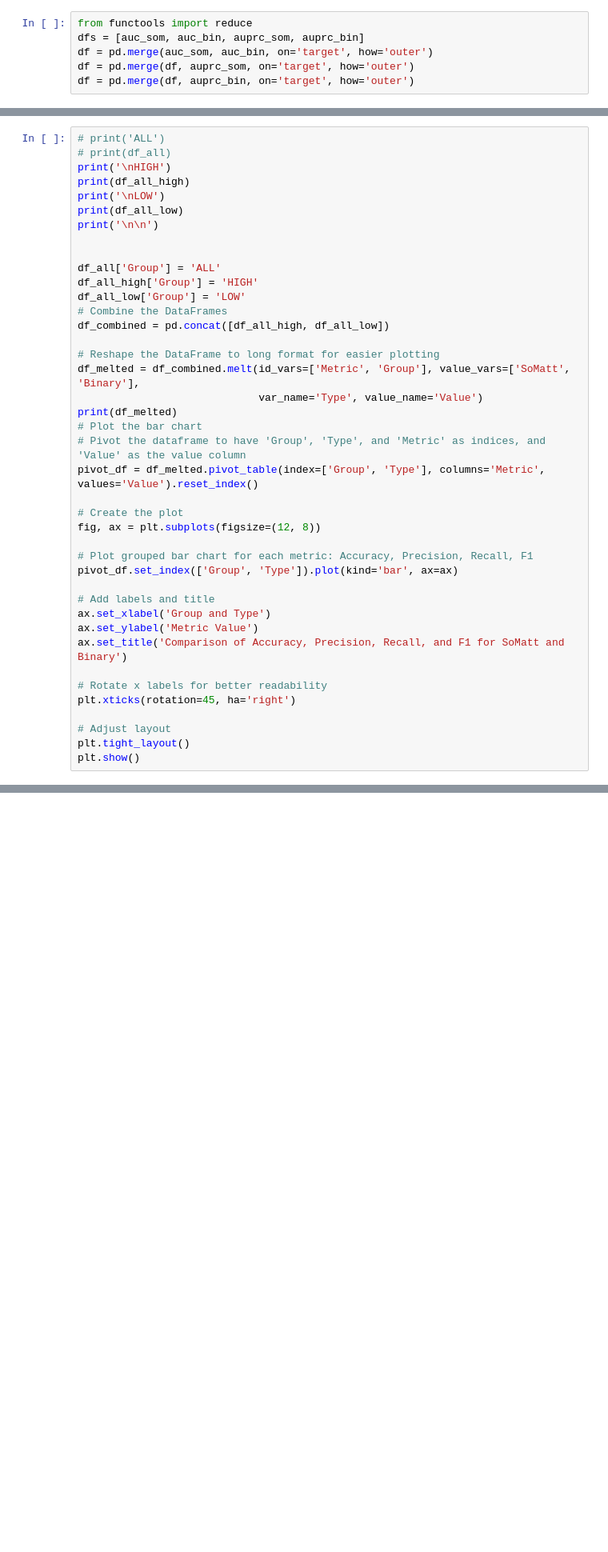
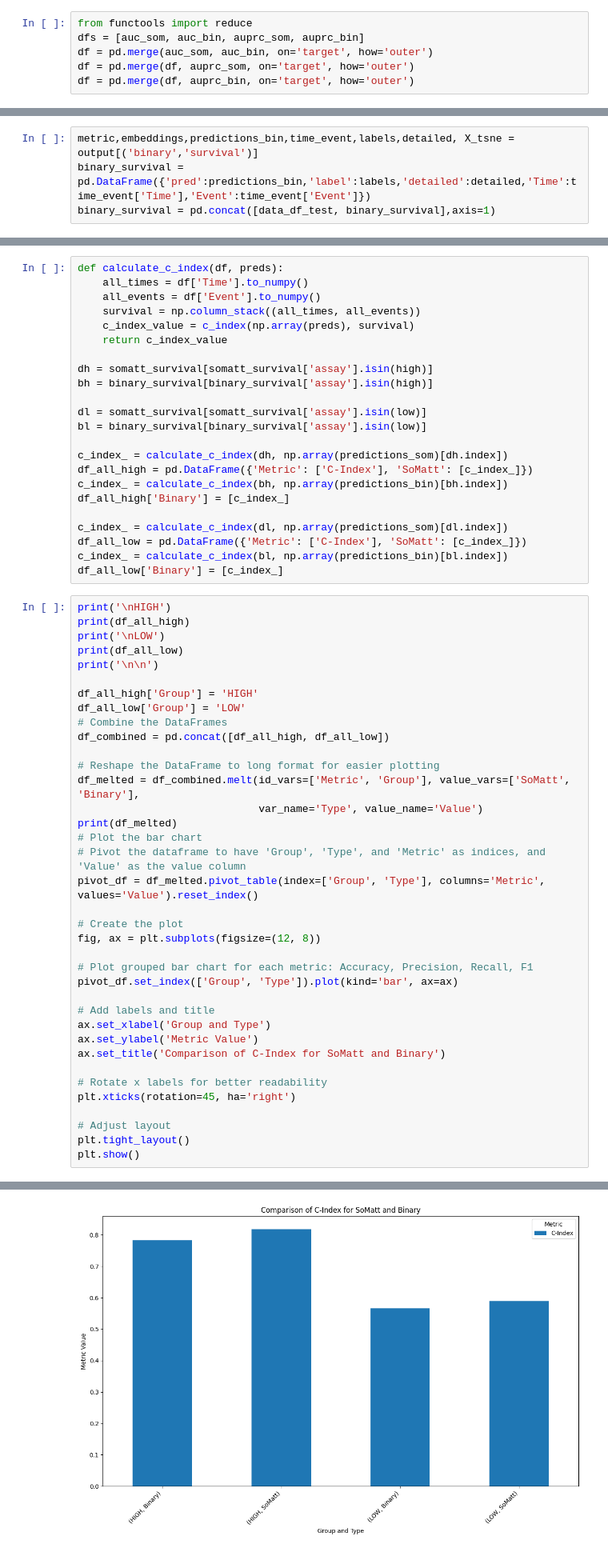
Before and after one commit to david-arredondo/SomaticMutationLLM, a Jupyter notebook: model/results_processing.ipynb, the cells around one changed output, grey strips where cells are left out. Shown at 80% size. Saved outputs shown, nothing was run; the diff lists cells and outputs as text; blank space fills up the shorter version.

```diff
--- a/model/results_processing.ipynb
+++ b/model/results_processing.ipynb
@@ -629,0 +906,4 @@ df_all_low['Binary'] = [accuracy, precision, recall, f1]
+# %%
+metric,embeddings,predictions_bin,time_event,labels,detailed, X_tsne = output[('binary','survival')]
+binary_survival = pd.DataFrame({'pred':predictions_bin,'label':labels,'detailed':detailed,'Time':time_event['Time'],'Event':time_event['Event']})
+binary_survival = pd.concat([data_df_test, binary_survival],axis=1)
@@ -630,14 +932,33 @@ df_all_low['Binary'] = [accuracy, precision, recall, f1]
+# %%
+def calculate_c_index(df, preds):
+    all_times = df['Time'].to_numpy()
+    all_events = df['Event'].to_numpy()
+    survival = np.column_stack((all_times, all_events))
+    c_index_value = c_index(np.array(preds), survival)
+    return c_index_value
+
+dh = somatt_survival[somatt_survival['assay'].isin(high)]
+bh = binary_survival[binary_survival['assay'].isin(high)]
+
+dl = somatt_survival[somatt_survival['assay'].isin(low)]
+bl = binary_survival[binary_survival['assay'].isin(low)]
+
+c_index_ = calculate_c_index(dh, np.array(predictions_som)[dh.index])
+df_all_high = pd.DataFrame({'Metric': ['C-Index'], 'SoMatt': [c_index_]})
+c_index_ = calculate_c_index(bh, np.array(predictions_bin)[bh.index])
+df_all_high['Binary'] = [c_index_]
+
+c_index_ = calculate_c_index(dl, np.array(predictions_som)[dl.index])
+df_all_low = pd.DataFrame({'Metric': ['C-Index'], 'SoMatt': [c_index_]})
+c_index_ = calculate_c_index(bl, np.array(predictions_bin)[bl.index])
+df_all_low['Binary'] = [c_index_]
 # %%
-# print('ALL')
-# print(df_all)
 print('\nHIGH')
 print(df_all_high)
 print('\nLOW')
 print(df_all_low)
 print('\n\n')
 
-
-df_all['Group'] = 'ALL'
 df_all_high['Group'] = 'HIGH'
 df_all_low['Group'] = 'LOW'
 # Combine the DataFrames
@@ -660,7 +981,7 @@ pivot_df.set_index(['Group', 'Type']).plot(kind='bar', ax=ax)
 # Add labels and title
 ax.set_xlabel('Group and Type')
 ax.set_ylabel('Metric Value')
-ax.set_title('Comparison of Accuracy, Precision, Recall, and F1 for SoMatt and Binary')
+ax.set_title('Comparison of C-Index for SoMatt and Binary')
 
 # Rotate x labels for better readability
 plt.xticks(rotation=45, ha='right')
@@ -668,3 +989,4 @@ plt.xticks(rotation=45, ha='right')
 # Adjust layout
 plt.tight_layout()
 plt.show()
+# %% [output]
@@ -670,0 +1008 @@ plt.show()
+[figure, added]
```
Also changed, not shown: parts of 25 cells of this notebook, 4 other files.
